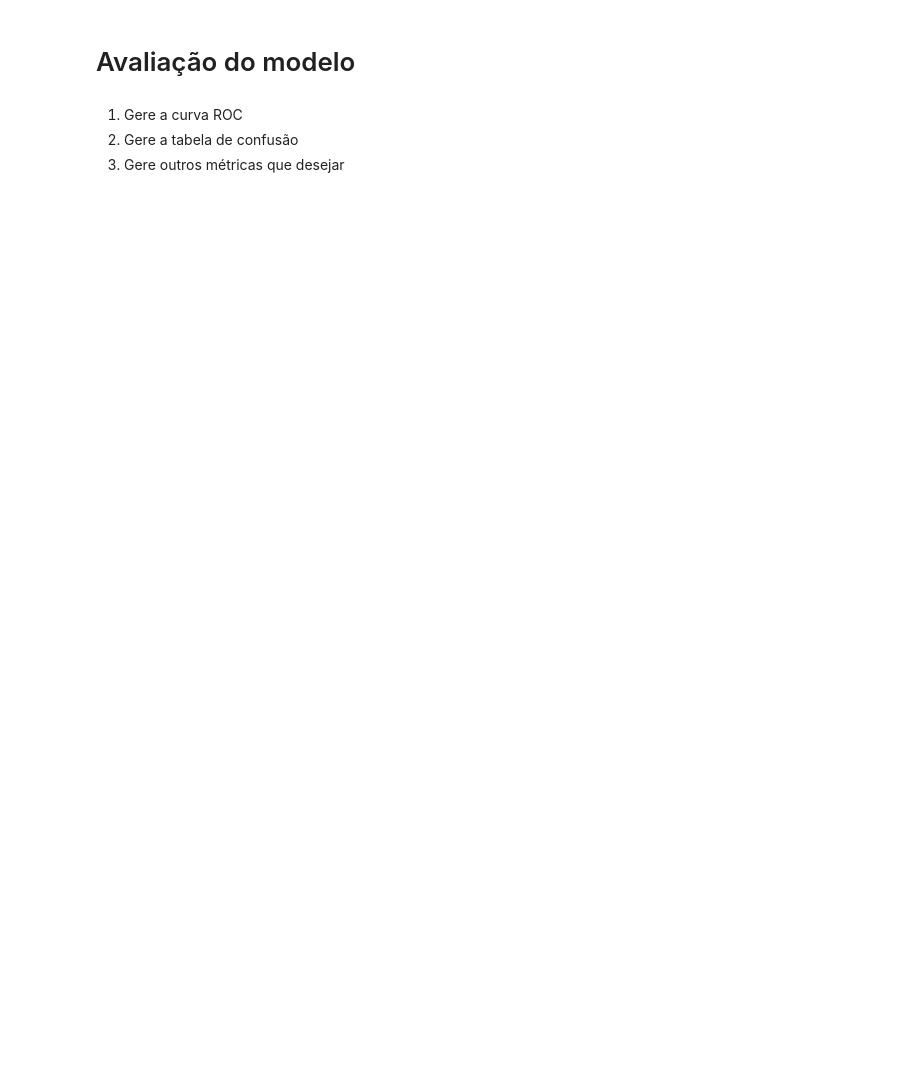
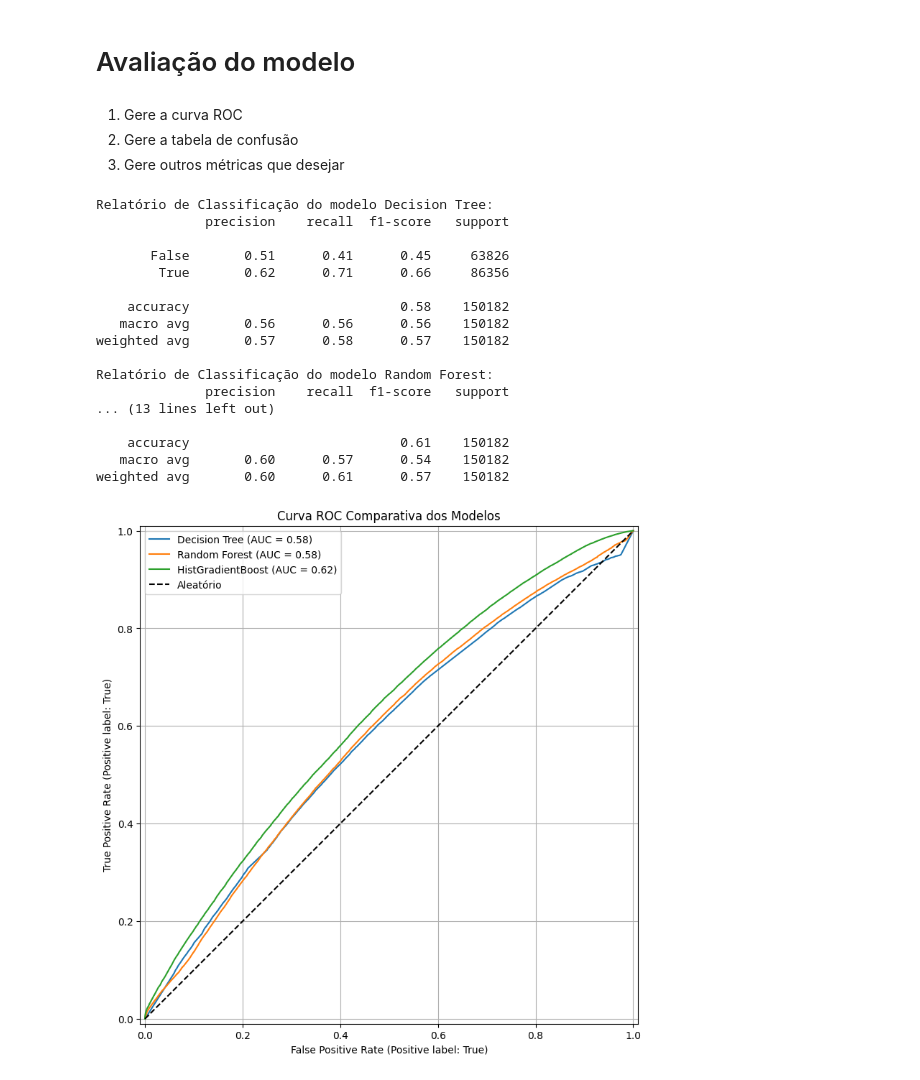
Before and after one commit to pab-h/DataScienceProcess, a Jupyter notebook: notebooks/prf.ipynb, the cells around one changed output. Drawn from its saved outputs; the diff is of its cells as text; code cells hidden in the pictures; blank space fills up the shorter version.

Commit message:
feat: treino, teste e análise de 3 modelos de classificação

```diff
--- a/notebooks/prf.ipynb
+++ b/notebooks/prf.ipynb
@@ -421,3 +443,15 @@ XTrain, XTest, yTrain, yTest = train_test_split(
 ## Teste do modelo
 # %% [markdown]
 1. Teste o modelo
+# %%
+predictions = {}
+
+print("--- Gerando previsões no conjunto de teste ---")
+
+for name, model in trained_models.items():
+    print(f"Gerando previsões para o modelo: {name}...")
+    y_pred = model.predict(XTest)
+    predictions[name] = y_pred
+    print("Previsões geradas.")
+
+print("\n--- Previsões concluídas para todos os modelos! ---")
@@ -427,3 +471,40 @@ XTrain, XTest, yTrain, yTest = train_test_split(
 1. Gere a curva ROC
 1. Gere a tabela de confusão
 1. Gere outros métricas que desejar
+# %%
+plt.figure(figsize=(12, 9))
+ax = plt.gca()
+
+for name, model in trained_models.items():
+
+    y_pred = model.predict(XTest)
+
+    print(f"Relatório de Classificação do modelo {name}:")
+    print(classification_report(yTest, y_pred))
+
+    RocCurveDisplay.from_estimator(model, XTest, yTest, name=name, ax=ax)
+
+plt.plot([0, 1], [0, 1], 'k--', label='Aleatório')
+plt.title('Curva ROC Comparativa dos Modelos')
+plt.legend()
+plt.grid(True)
+plt.show()
+# %% [output]
+Relatório de Classificação do modelo Decision Tree:
+              precision    recall  f1-score   support
+
+       False       0.51      0.41      0.45     63826
+        True       0.62      0.71      0.66     86356
+
+    accuracy                           0.58    150182
+   macro avg       0.56      0.56      0.56    150182
+weighted avg       0.57      0.58      0.57    150182
+
+Relatório de Classificação do modelo Random Forest:
+              precision    recall  f1-score   support
+... (13 lines left out)
+
+    accuracy                           0.61    150182
+   macro avg       0.60      0.57      0.54    150182
+weighted avg       0.60      0.61      0.57    150182
+[figure, added]
```
Also changed, not shown: parts of 6 cells of this notebook.
